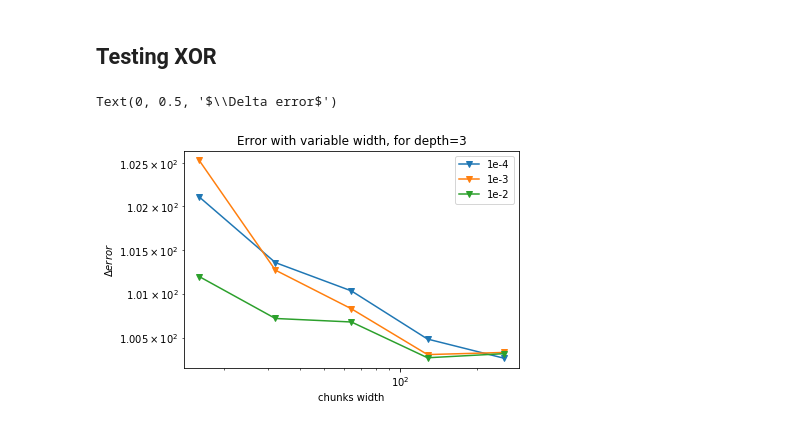
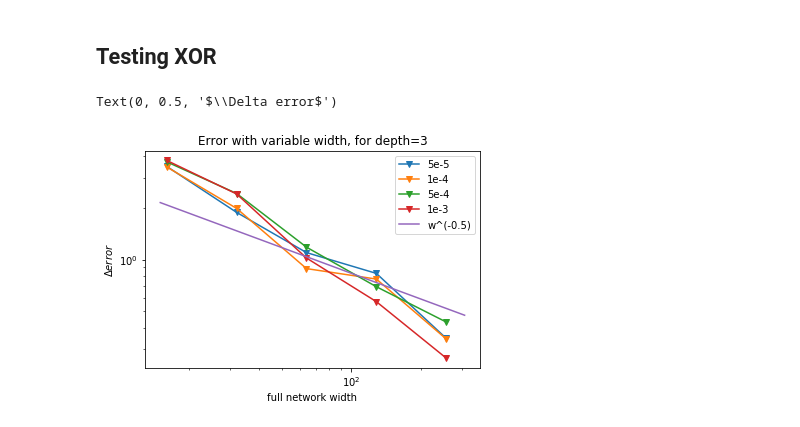
Before and after one commit to fcaretti/mitosis_MNIST, a Jupyter notebook: Notebook for plots.ipynb, the cells around one changed output. Cells and saved outputs as stored; diff of their text form; code cells hidden in the pictures.

```diff
--- a/Notebook for plots.ipynb
+++ b/Notebook for plots.ipynb
@@ -133,34 +133,44 @@ Text(0, 0.5, '$\\Delta error$')
 ## Testing XOR
 # %%
 depth=3
-weight_decays=[1e-4,1e-3,1e-2]
+weight_decays=[5e-5,1e-4,5e-4,1e-3,5e-3]
 input_dim=20
 signal_noise_ratio=1.
 lr=1e-2
 widths=[16,32,64,128,256]
+dataset='XOR'
 y_arrays=[]
 for element in weight_decays:
     y_array=[]
     for W in widths:
-        y_array.append(float(np.load(f'./testerrors/ensemble_deltaerror_XOR_{depth}_layer_{W}_inputdim_{input_dim}_lr_{lr}_wd_{element}_ratio_{signal_noise_ratio}.npy')))
+        if dataset=='XOR':
+            y_array.append(float(np.load(f'./deltaerrors/ensemble_deltaerror_{dataset}_{depth}_layer_{W}_inputdim_{input_dim}_lr_{lr}_wd_{element}_ratio_{signal_noise_ratio}.npy')))
+        if dataset=='pMNIST':
+            y_array.append(float(np.load(f'./deltaerrors/ensemble_deltaerror_{dataset}_{depth}_layer_{W}_inputdim_{input_dim}_lr_{lr}_wd_{element}.npy')))
+
     y_arrays.append(y_array)
-y_arrays=100-np.array(y_arrays)
+#y_arrays=-np.array(y_arrays)
 # %%
 fig = plt.figure()
 ax = plt.gca()
-ax.plot(widths,y_arrays[0],marker="v",label="1e-4")
-ax.plot(widths,y_arrays[1],marker="v",label="1e-3")
-ax.plot(widths,y_arrays[2],marker="v",label="1e-2")
-#ax.plot(widths,y_arrays[3],marker="v",label="5e-3")
-#ax.plot(widths,y_arrays[4],marker="v",label="1e-2")
-#ax.plot(widths,y_arrays[5],marker="v",label="5e-2")
+ax.plot(widths,y_arrays[0],marker="v",label="5e-5")
+ax.plot(widths,y_arrays[1],marker="v",label="1e-4")
+ax.plot(widths,y_arrays[2],marker="v",label="5e-4")
+ax.plot(widths,y_arrays[3],marker="v",label="1e-3")
+#ax.plot(widths,y_arrays[4],marker="v",label="5e-3")
+#ax.plot(widths,y_arrays[5],marker="v",label="1e-2")
 
-ax.set_title('Error with variable width, for depth=3')
+x = np.linspace(widths[0]-1,1.2*W,1000)
+a=y_arrays[2][-1]/(widths[-1]**(-0.5))
+y=1.2*a*x**(-0.5)
+ax.plot(x,y,label='w^(-0.5)')
+
+ax.set_title(f'Error with variable width, for depth={depth}')
 ax.set_yscale('log')
 ax.set_xscale('log')
 ax.legend()
 plt.xlabel('full network width')
 plt.ylabel('$\Delta error$')
 # %% [output]
 Text(0, 0.5, '$\\Delta error$')
-[figure, old version]
+[figure, new version]
```
Also changed, not shown: 3 other files.
